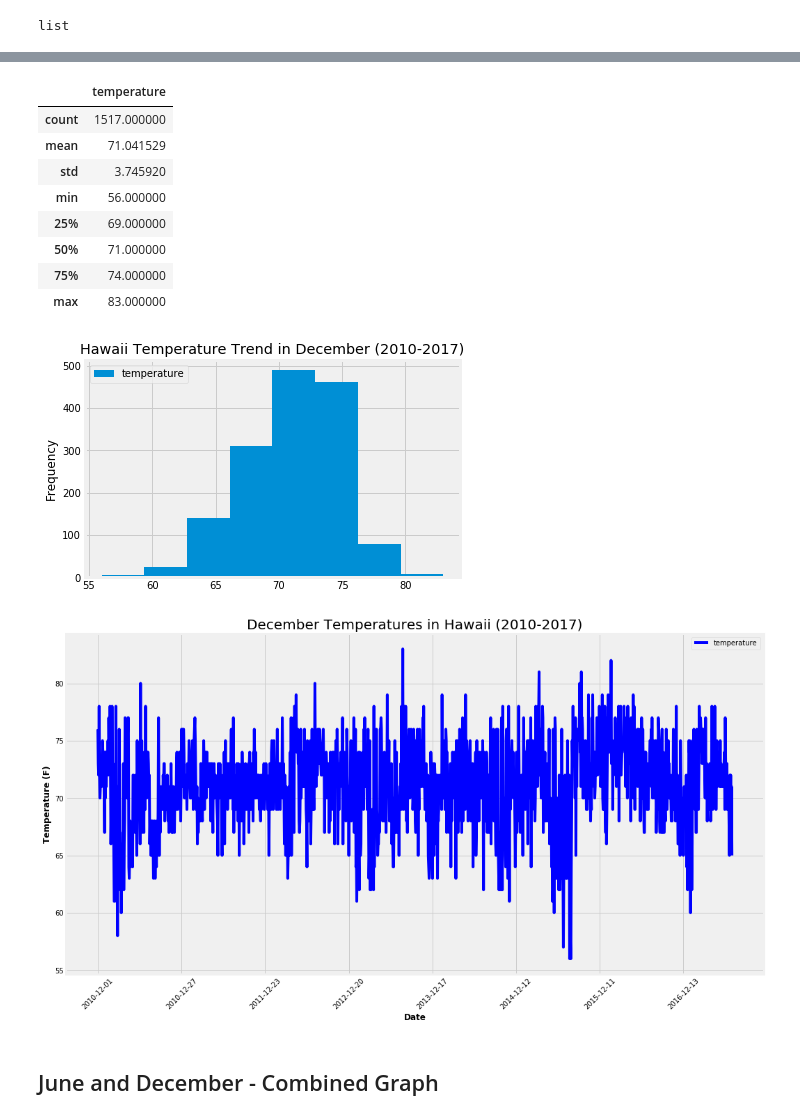
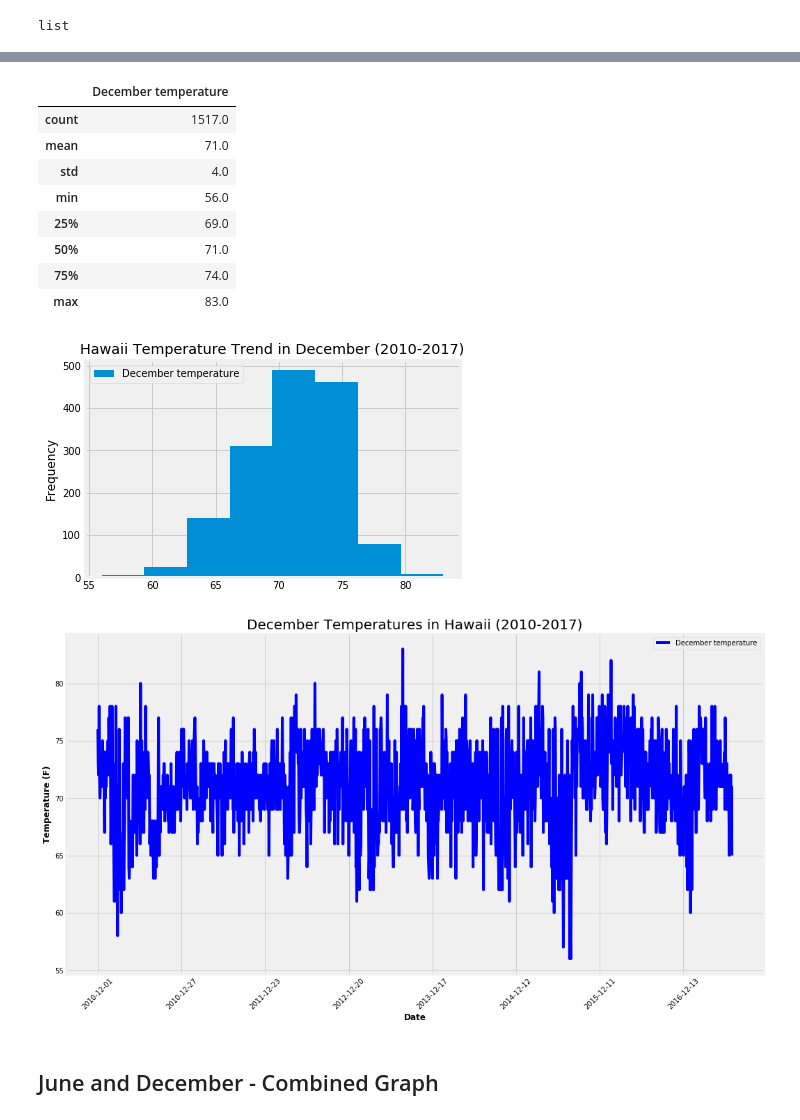
Before and after one commit to jojobear2020/Surfs_Up, a Jupyter notebook: SurfsUp_Challenge.ipynb, the cells around one changed output, grey strips where cells are left out. Drawn from its saved outputs; the diff is of its cells as text; code cells hidden in the pictures.

```diff
--- a/SurfsUp_Challenge.ipynb
+++ b/SurfsUp_Challenge.ipynb
@@ -124,7 +124,7 @@ type(december_tobs)
 list
 # %%
 # 8. Create a DataFrame from the list of temperatures for the month of December.
-df_dec = pd.DataFrame(december_tobs, columns=['date','temperature'])
+df_dec = pd.DataFrame(december_tobs, columns=['date','December temperature'])
 df_dec.set_index(df_dec['date'], inplace=True)
 
 # Sort the dataframe by date
@@ -151,23 +151,23 @@ print(df_dec.to_string(index=False))
 # %%
 # 9. Calculate and print out the summary statistics for the Decemeber temperature DataFrame.
-df_dec.describe()
+round(df_dec.describe())
 # %% [output]
-|  | temperature |
-| count | 1517.000000 |
-| mean | 71.041529 |
-| std | 3.745920 |
-| min | 56.000000 |
-| 25% | 69.000000 |
-| 50% | 71.000000 |
-| 75% | 74.000000 |
-| max | 83.000000 |
+|  | December temperature |
+| count | 1517.0 |
+| mean | 71.0 |
+| std | 4.0 |
+| min | 56.0 |
+| 25% | 69.0 |
+| 50% | 71.0 |
+| 75% | 74.0 |
+| max | 83.0 |
 # %%
 # plot to see occurence trend
 df_dec.plot.hist(bins=8, title = "Hawaii Temperature Trend in December (2010-2017)")
 # save graph
 plot.savefig("analysis/dec_temp_occurence.png")
 # %% [output]
-[figure, old version]
+[figure, new version]
 # %%
 #plot December temp trend thru years
 dec_graph = df_dec.plot(figsize = (16, 9),
@@ -184,7 +184,7 @@ plot.title("December Temperatures in Hawaii (2010-2017)", fontsize=20)
 plot.savefig("analysis/dec_temp_trend.png")
 plot.show()
 # %% [output]
-[figure, old version]
+[figure, new version]
 # %% [markdown]
 ## June and December - Combined Graph
 # %%
```
Also changed, not shown: parts of 6 cells of this notebook.
